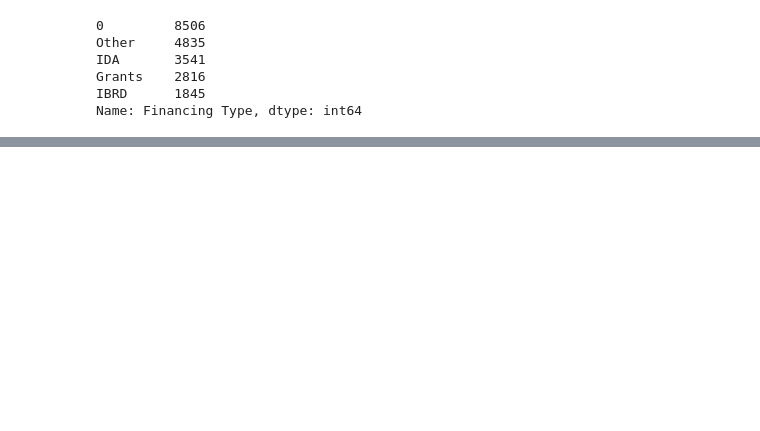
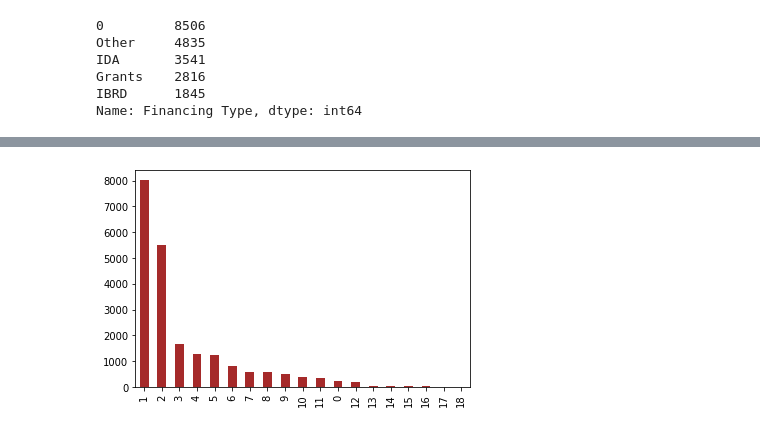
Before and after one commit to anjaliagarwal152615/world-bank-data-analysis-, a Jupyter notebook: world_bank.ipynb, the cells around one changed output, grey strips where cells are left out. Cells and saved outputs as stored; diff of their text form; code cells hidden in the pictures; blank space fills up the shorter version.

Commit message:
lending instr

```diff
--- a/world_bank.ipynb
+++ b/world_bank.ipynb
@@ -62,7 +62,7 @@ df
 # %%
 #drop columns
 # 'Consultant Services Required', 'Project Development Objective', 'Implementing Agency' , 'Project URL', 'Borrower', 'Environmental Assessment Category', 'Environmental and Social Risk'
-df.drop(['Project ID', 'Consultant Services Required', 'Implementing Agency' , 'Project URL', 'Borrower', 'Environmental Assessment Category', 'Environmental and Social Risk'], axis=1, inplace=True)
+df.drop(['Project Closing Date','Board Approval Date','Project ID', 'Consultant Services Required', 'Implementing Agency' , 'Project URL', 'Borrower', 'Environmental Assessment Category', 'Environmental and Social Risk'], axis=1, inplace=True)
 # %%
 df.head()
 # %% [output]
@@ -175,10 +175,7 @@ Grants    2816
 IBRD      1845
 Name: Financing Type, dtype: int64
 # %%
-df['Lending Instrument'].unique()
-df['Lending Instrument'].value_counts()
-#convert lending instrument to numeric
 df['Lending Instrument'] = df['Lending Instrument'].replace(['0','Specific Investment Loan', 'Investment Project Financing','Technical Assistance Loan',
 'Sector Investment and Maintenance Loan','Development Policy Lending','Financial Intermediary Loan','Emergency Recovery Loan','Structural Adjustment Loan','Adaptable Program Loan',
 'Sector Adjustment Loan','Program-for-Results Financing','Learning and Innovation Loan','UNIDENTIFIED','Programmatic Structural Adjustment Loan', 'Poverty Reduction Support Credit',
-'Rehabilitation Loan','Debt and Debt Service Reduction Loan','Special Structural Adjustment Loan'], [0, 1, 2, 3, 4, 5, 6, 7, 8, 9, 10, 11, 12, 13, 14, 15, 16, 17, 18, 19])
+'Rehabilitation Loan','Debt and Debt Service Reduction Loan','Special Structural Adjustment Loan'], [0, 1, 2, 3, 4, 5, 6, 7, 8, 9, 10, 11, 12, 13, 14, 15, 16, 17, 18])
@@ -205,0 +223,10 @@ Name: Lending Instrument, dtype: int64
+# %%
+#plot lending instrument
+df['Lending Instrument'].value_counts().plot(kind='bar', color='brown')
+#add label
+Xlabel = df['Lending Instrument']
+Ylabel = df['Lending Instrument']
+#save plot to a file
+plt.savefig('lending_instrument.png')
+# %% [output]
+[figure, added]
```
Also changed, not shown: parts of 4 cells of this notebook.
